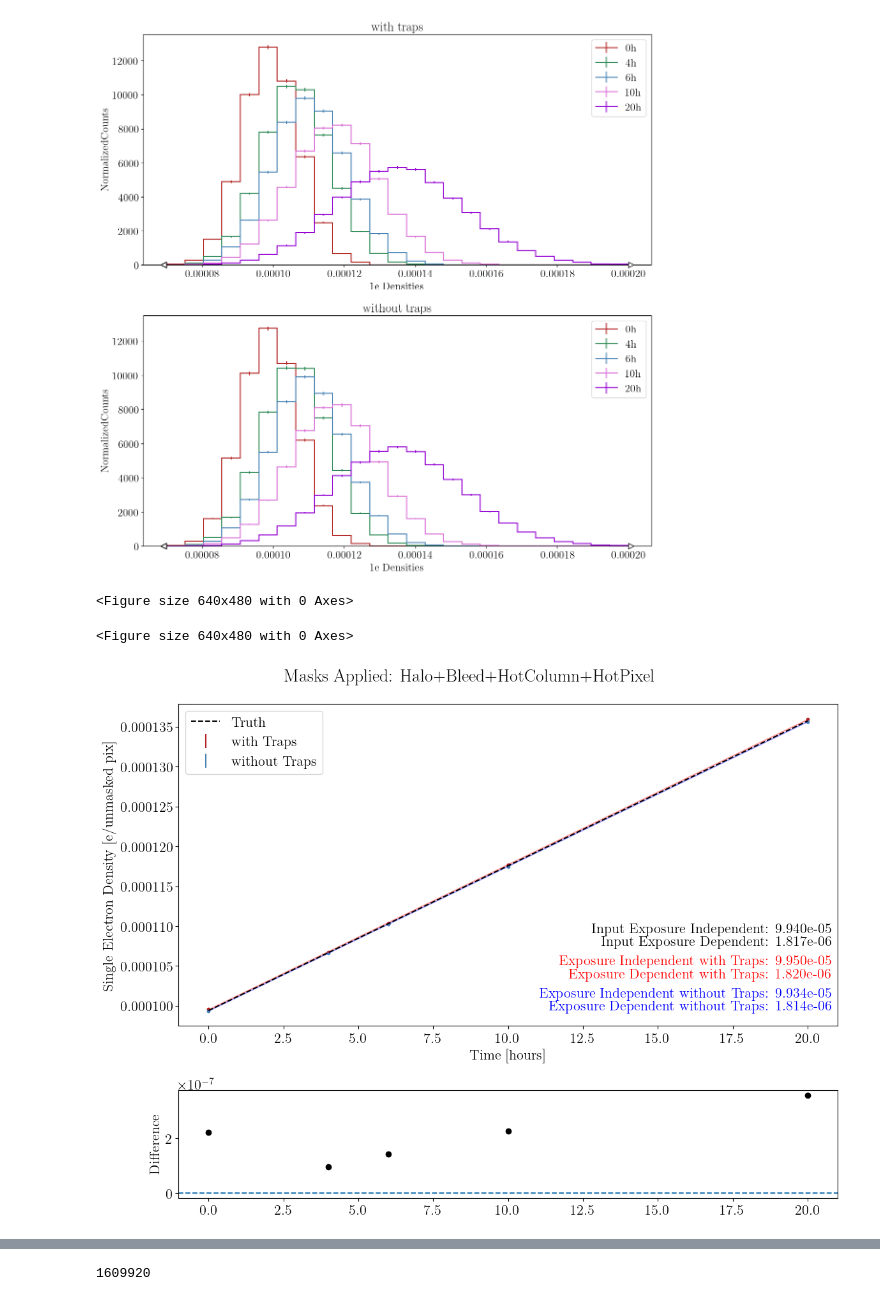
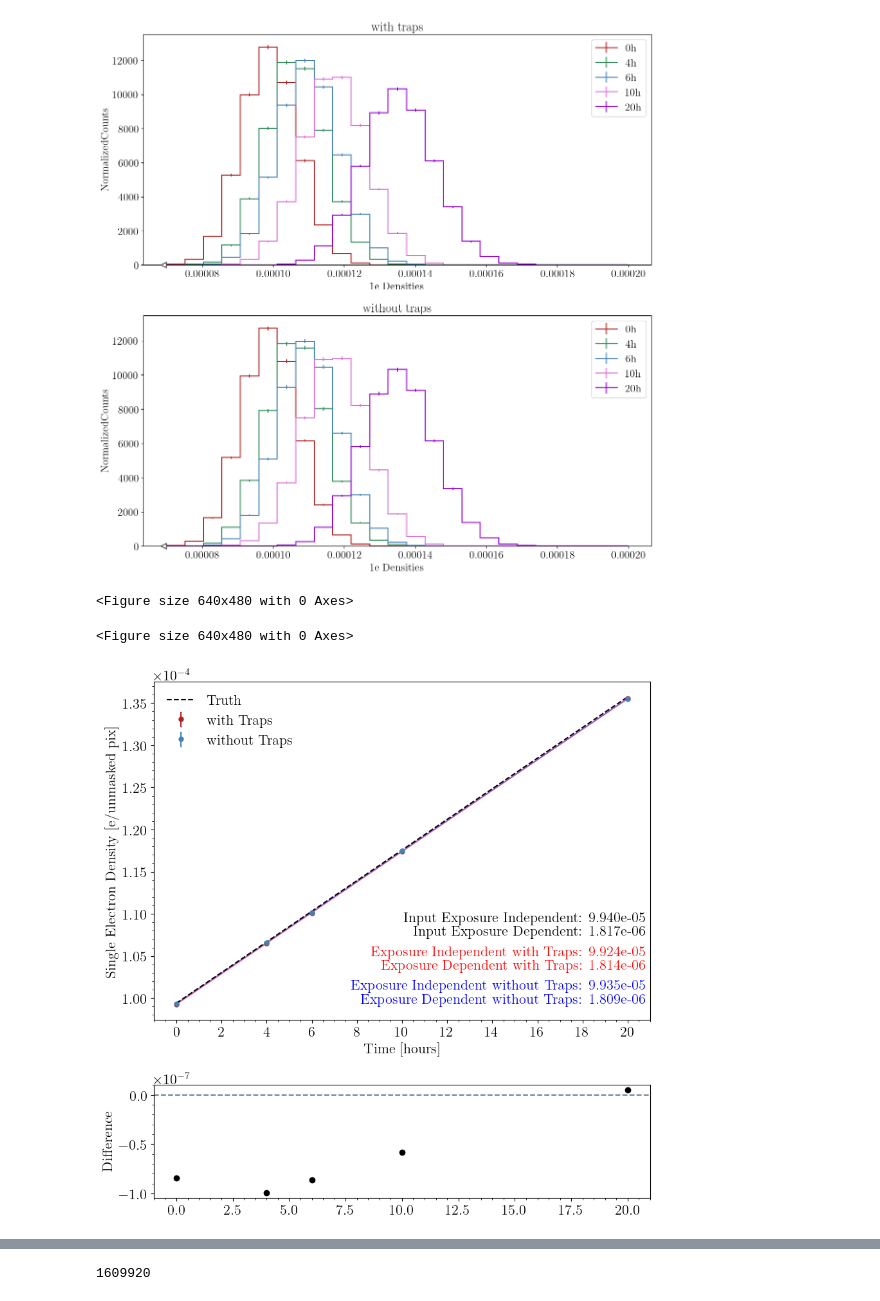
Before and after one commit to anshsdesai/sensei_charge_traps, a Jupyter notebook: plotting.ipynb, the cells around one changed output, grey strips where cells are left out. Cells and saved outputs as stored; diff of their text form; code cells hidden in the pictures.

Commit message:
latest simulation and plotting updates

```diff
--- a/plotting.ipynb
+++ b/plotting.ipynb
@@ -19,6 +19,12 @@ params = {'text.usetex' : True,
 plt.rcParams.update(params)
 plt.rcParams['axes.unicode_minus']=False
 plt.rcParams['axes.labelsize']=small
+def format_sci(number):
+    """
+    Formats a float into scientific notation with 3 decimal places.
+    Example: 12345.6789 -> "1.235e+04"
+    """
+    return "{:.3e}".format(number)
 # %%
 
 
@@ -34,13 +40,16 @@ UR_expdep = UR_expdep / (24) #e / pix / hour
 
 UR_expindep = UR_expindep#/ 32 #e / pix / image
 
+rundir = './minos_ccd_sim_hotcolbias/'
 
-rundir = './hotcol_AB_images/'
-# rundir = './hotcol_all_images/'
+rundir = './minos_ccd_sim/'
+rundir = './snolab_ccd_sim/'
+# rundir = './snolab2x_ccd_sim/'
 
-num_images = 250 if 'all' in rundir else 500
+num_images = 250 if 'hotcol' in rundir else 500
+num_images = num_images if '2x' not in rundir else 231
 mask = "None"
-# mask = 'Halo'
+mask = 'Halo'
 # mask = 'Halo+Bleed'
 # mask = "Halo+Bleed+HotPixel"
 # mask = "Halo+Bleed+HotColumn"
@@ -259,7 +270,7 @@ plt.figure()
 
 # histograms[20]
 # %% [output]
-[figure, old version]
+[figure, new version]
 <Figure size 640x480 with 0 Axes>
 <Figure size 640x480 with 0 Axes>
 # %%
@@ -339,16 +350,20 @@ fit_traps = line(hours,exp_dep,exp_indep)
 
 # plt.figure(figsize=(12,6))
 # ax = plt.gca()
-fig,axes = plt.subplots(2,figsize=(12,9),gridspec_kw={'height_ratios': [3, 1]})
+fig,axes = plt.subplots(2,figsize=(9,9),gridspec_kw={'height_ratios': [3, 1]})
 ax= axes[0]
-ax.scatter(unique_exposures_h,average_densities,color='firebrick',s=10)
-ax.scatter(unique_exposures_h,average_densities_notraps,color='steelblue',s=10)
+formatter = tck.ScalarFormatter(useMathText=True)
+formatter.set_powerlimits((0, 0)) # Forces scientific notation for all values
+ax.yaxis.set_major_formatter(formatter)
+
+# ax.scatter(unique_exposures_h,average_densities,color='firebrick',s=10)
+# ax.scatter(unique_exposures_h,average_densities_notraps,color='steelblue',s=10)
 
 ax.plot(hours,fit_traps,color='red',alpha=0.4)
 ax.plot(hours,fit_no_traps,color='blue',alpha=0.4)
 
-ax.errorbar(unique_exposures_h,average_densities,yerr=average_density_errs,label='with Traps',color='firebrick',ls='None')
-ax.errorbar(unique_exposures_h,average_densities_notraps,yerr=average_density_errs_notraps,label='without Traps',color='steelblue',ls='None')
+ax.errorbar(unique_exposures_h,average_densities,yerr=average_density_errs,label='with Traps',color='firebrick',ls='None',marker='o',markersize=5,capsize=1)
+ax.errorbar(unique_exposures_h,average_densities_notraps,yerr=average_density_errs_notraps,label='without Traps',color='steelblue',ls='None',marker='o',markersize=5,capsize=1)
 ax.set_ylabel("Single Electron Density [e/unmasked pix]")
 ax.set_xlabel("Time [hours]")
 
@@ -450,37 +465,41 @@ ax.text(
 )
 
 ax.text(
     x=0.99,
     y=0.06,
     s=f'Exposure Dependent without Traps:  {exp_dep_notraps_p}',
     transform=ax.transAxes,
     horizontalalignment='right',
     verticalalignment='center',
     fontsize=smaller,
     color='blue'
 )
 
-ax.legend()
+ax.legend(frameon=False)
 
 # axes[1].errorbar(ls=None)
 # axes[1].scatter(unique_exposures_h,average_densities/average_densities,color='firebrick',s=10)
 diff = average_densities-average_densities_notraps
 axes[1].scatter(unique_exposures_h,diff,color='black')
 maxdiff = np.max(diff)
 minval = maxdiff *-1
 
 properr = np.sqrt(np.sum(np.square([average_density_errs,average_densities_notraps]),axis=0))
 # print(properr)
-fig.suptitle(f"Masks Applied: {mask}",fontsize=large)
+# fig.suptitle(f"Masks Applied: {mask}",fontsize=large)
 # axes[1].errorbar(unique_exposures_h,average_densities-average_densities_notraps,yerr = properr, color='black',ls="None")
 # axes[1].set_ylim(minval,maxdiff*1.5)
 axes[1].set_ylabel("Difference")
-axes[1].axhline(0,ls='dashed')
+axes[1].axhline(0,ls='dashed',color='slategrey')
+axes[1].minorticks_on()
+axes[0].minorticks_on()
+# axes[0].grid()
+axes[0].set_xticks(np.arange(0,22,2))
 plt.tight_layout()
 plt.show()
 plt.close()
 # %% [output]
-[figure, old version]
+[figure, new version]
 # %%
 import matplotlib.pyplot as plt
 import numpy as np
```
Also changed, not shown: parts of 6 cells of this notebook, 15 other files.
